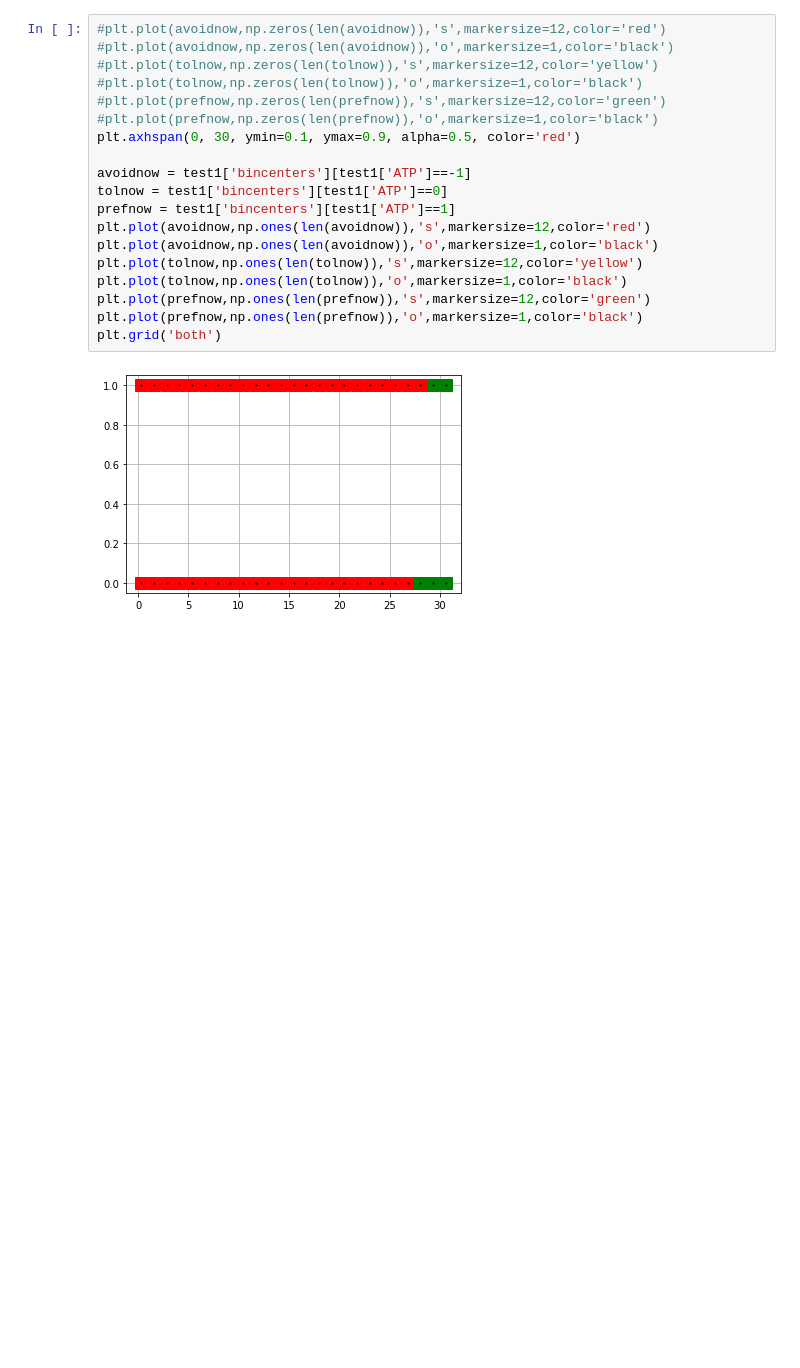
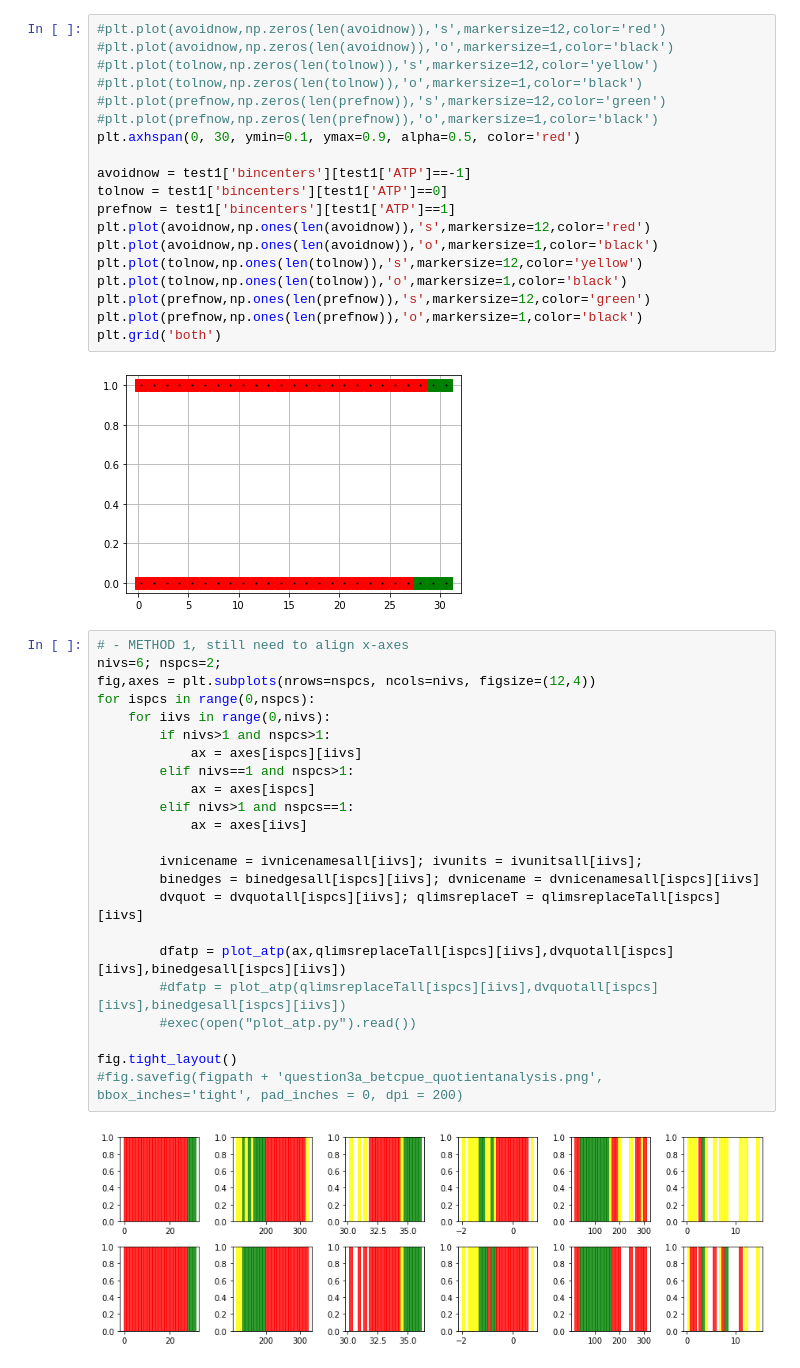
Before and after one commit to shirleyswirley/skipjack-bigeye-separation, a Jupyter notebook: python/wcpfc_question34.ipynb, the cells around one changed output. Drawn from its saved outputs; the diff is of its cells as text; blank space fills up the shorter version.

```diff
--- a/python/wcpfc_question34.ipynb
+++ b/python/wcpfc_question34.ipynb
@@ -542,3 +529,28 @@ plt.plot(prefnow,np.ones(len(prefnow)),'o',markersize=1,color='black')
 plt.grid('both')
 # %% [output]
 [figure]
+# %%
+# - METHOD 1, still need to align x-axes
+nivs=6; nspcs=2;
+fig,axes = plt.subplots(nrows=nspcs, ncols=nivs, figsize=(12,4))
+for ispcs in range(0,nspcs):
+    for iivs in range(0,nivs):
+        if nivs>1 and nspcs>1:
+            ax = axes[ispcs][iivs]
+        elif nivs==1 and nspcs>1:
+            ax = axes[ispcs]
+        elif nivs>1 and nspcs==1:
+            ax = axes[iivs]
+
+        ivnicename = ivnicenamesall[iivs]; ivunits = ivunitsall[iivs];
+        binedges = binedgesall[ispcs][iivs]; dvnicename = dvnicenamesall[ispcs][iivs]
+        dvquot = dvquotall[ispcs][iivs]; qlimsreplaceT = qlimsreplaceTall[ispcs][iivs]
+
+        dfatp = plot_atp(ax,qlimsreplaceTall[ispcs][iivs],dvquotall[ispcs][iivs],binedgesall[ispcs][iivs])
+        #dfatp = plot_atp(qlimsreplaceTall[ispcs][iivs],dvquotall[ispcs][iivs],binedgesall[ispcs][iivs])
+        #exec(open("plot_atp.py").read())
+
+fig.tight_layout()
+#fig.savefig(figpath + 'question3a_betcpue_quotientanalysis.png', bbox_inches='tight', pad_inches = 0, dpi = 200)
+# %% [output]
+[figure, added]
```
Also changed, not shown: parts of 30 cells of this notebook, 5 other files.
